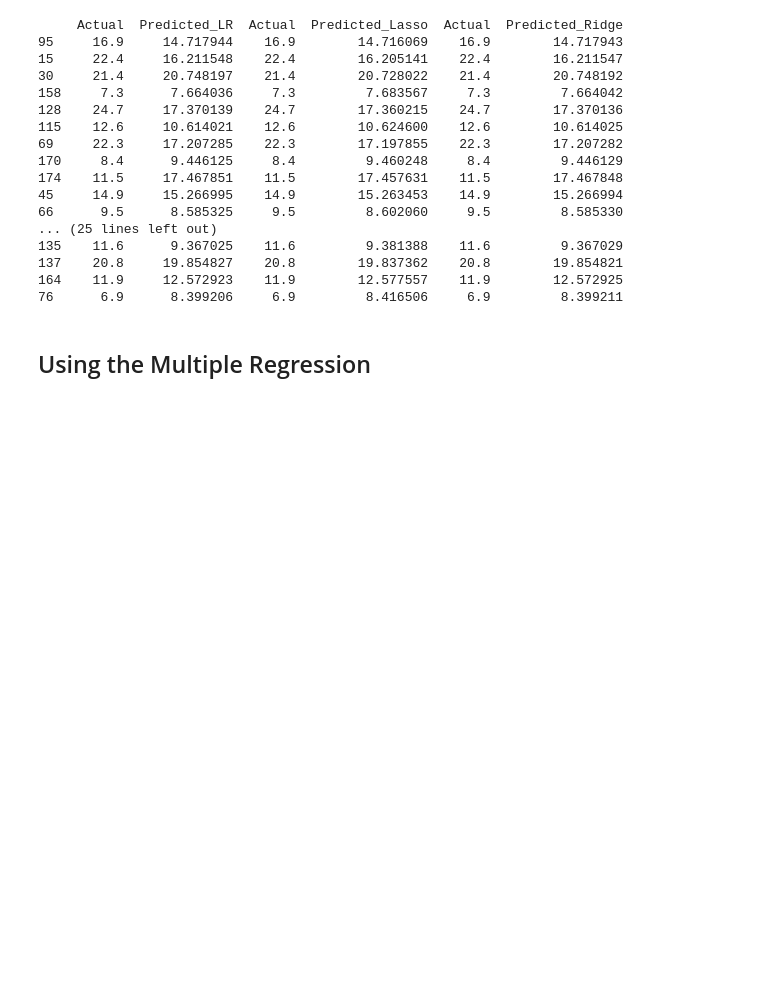
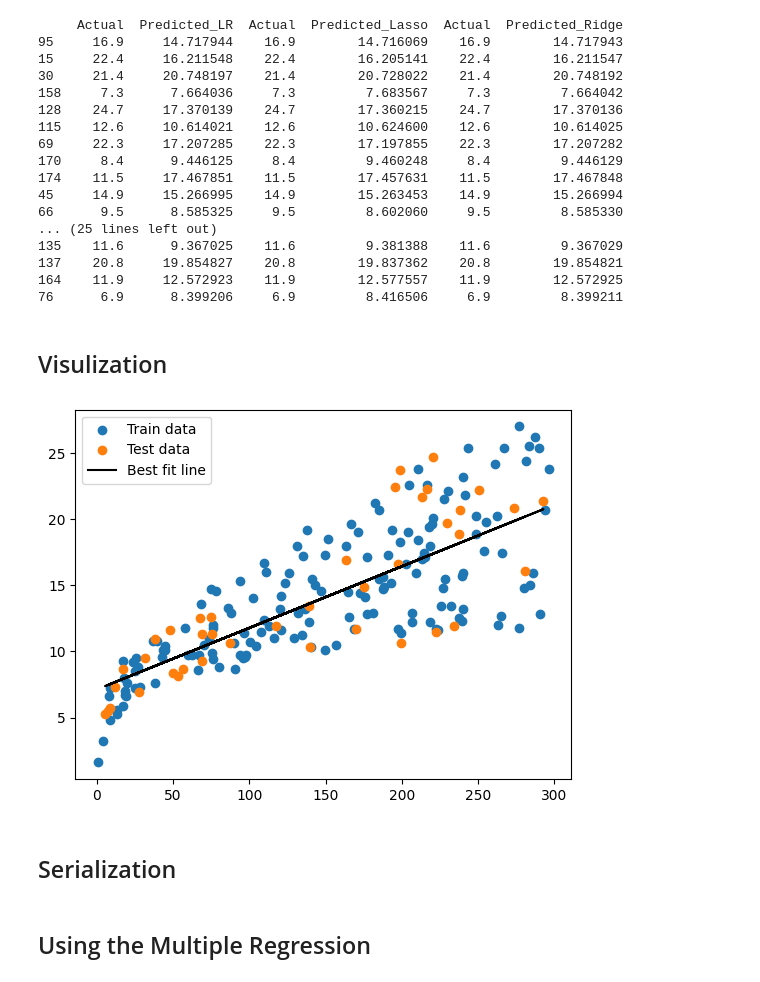
Before and after one commit to ashmi721/Data_Science_Project, a Jupyter notebook: sales_prediction.ipynb, the cells around one changed output. Saved outputs shown, nothing was run; the diff lists cells and outputs as text; code cells hidden in the pictures; blank space fills up the shorter version.

Commit message:
visulize the train test data also serialization the model

```diff
--- a/sales_prediction.ipynb
+++ b/sales_prediction.ipynb
@@ -258,3 +273,15 @@ print(model_df)
 137    20.8     19.854827    20.8        19.837362    20.8        19.854821
 164    11.9     12.572923    11.9        12.577557    11.9        12.572925
 76      6.9      8.399206     6.9         8.416506     6.9         8.399211
+# %% [markdown]
+## Visulization
+# %%
+plt.scatter(X_train,y_train,label='Train data')
+plt.scatter(X_test,y_test,label='Test data')
+plt.plot(X_test,y_pred1,label='Best fit line',color='black')
+plt.legend()
+plt.show()
+# %% [output]
+[figure, added]
+# %% [markdown]
+## Serialization
```
Also changed, not shown: parts of 4 cells of this notebook.
